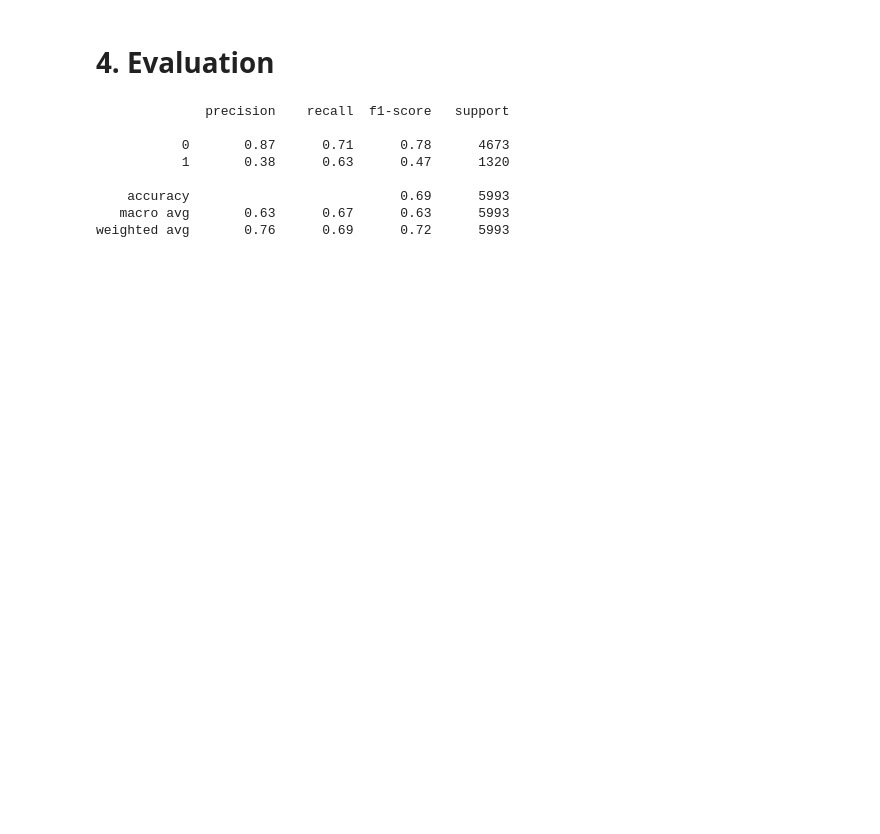
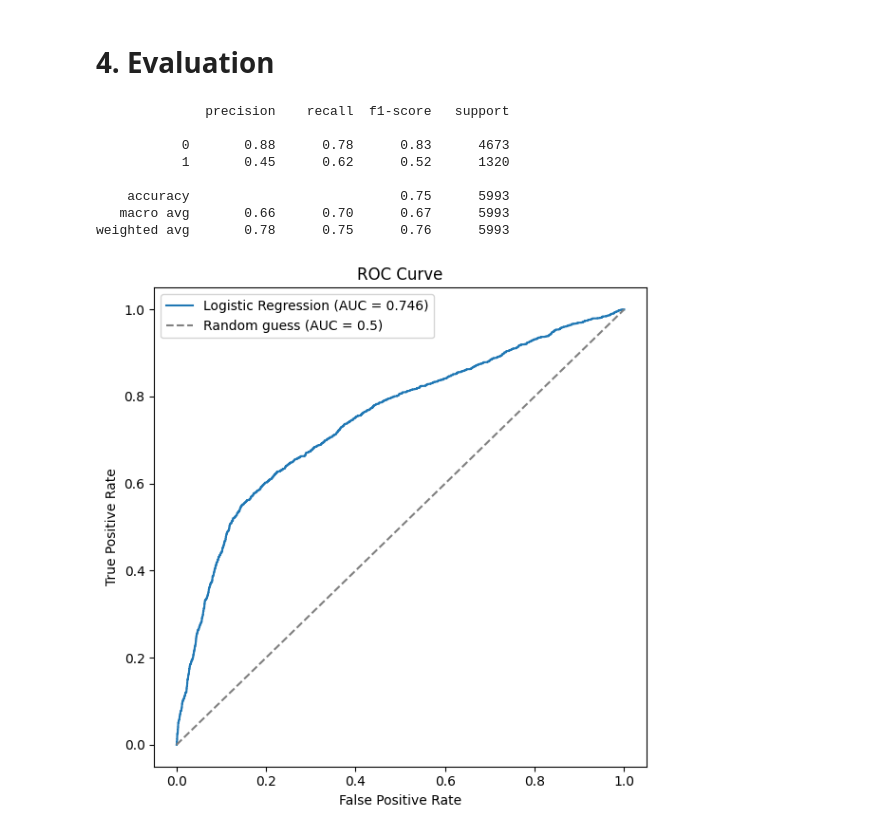
Before and after one commit to nh-nhathoang/default-of-credit-card-clients, a Jupyter notebook: logistic_regression.ipynb, the cells around one changed output. Saved outputs shown, nothing was run; the diff lists cells and outputs as text; code cells hidden in the pictures; blank space fills up the shorter version.

Commit message:
feat: add pivot table analysis, fix ROC/AUC, complete feature transforms

```diff
--- a/logistic_regression.ipynb
+++ b/logistic_regression.ipynb
@@ -31,9 +31,21 @@ df
 # 2. Feature Engineering
 # %%
 cat_features = ['SEX', 'EDUCATION', 'MARRIAGE', 'PAY_1', 'PAY_2', 'PAY_3', 'PAY_4', 'PAY_5', 'PAY_6']
-con_features = ['AGE', 'LIMIT_BAL', 'BILL_AMT1', 'BILL_AMT2', 'BILL_AMT3', 'BILL_AMT4', 'BILL_AMT5', 'BILL_AMT6',
+con_features = ['AGE', 'LIMIT_BAL', 'BILL_AMT_avg', 'BILL_AMT_trend', 'credit utilization ratio',
                   'PAY_AMT1', 'PAY_AMT2', 'PAY_AMT3', 'PAY_AMT4', 'PAY_AMT5', 'PAY_AMT6']
 target = 'default payment next month'
+# %%
+# log transformation for right-skewed data
+def signed_log1p(x):
+    return np.sign(x) * np.log1p(np.abs(x))
+
+skewed_nonneg = ['AGE', 'LIMIT_BAL'] + [f'PAY_AMT{i}' for i in range(1, 7)]
+skewed_signed = ['BILL_AMT_avg', 'credit utilization ratio']
+
+for col in skewed_nonneg:
+    df[col] = np.log1p(df[col])
+for col in skewed_signed:
+    df[col] = signed_log1p(df[col])
 # %%
 X = df[cat_features + con_features]
 y = df[target]
@@ -60,9 +97,24 @@ print(classification_report(y_test, y_pred))
 # %% [output]
               precision    recall  f1-score   support
 
-           0       0.87      0.71      0.78      4673
-           1       0.38      0.63      0.47      1320
+           0       0.88      0.78      0.83      4673
+           1       0.45      0.62      0.52      1320
 
-    accuracy                           0.69      5993
-   macro avg       0.63      0.67      0.63      5993
-weighted avg       0.76      0.69      0.72      5993
+    accuracy                           0.75      5993
+   macro avg       0.66      0.70      0.67      5993
+weighted avg       0.78      0.75      0.76      5993
+# %%
+y_proba = model.predict_proba(X_test_scaled)[:, 1]
+fpr, tpr, thresholds = roc_curve(y_test, y_proba)
+auc = roc_auc_score(y_test, y_proba)
+
+plt.figure(figsize=(6, 6))
+plt.plot(fpr, tpr, label=f'Logistic Regression (AUC = {auc:.3f})')
+plt.plot([0, 1], [0, 1], linestyle='--', color='gray', label='Random guess (AUC = 0.5)')
+plt.xlabel('False Positive Rate')
+plt.ylabel('True Positive Rate')
+plt.title('ROC Curve')
+plt.legend()
+plt.tight_layout()
+# %% [output]
+[figure, added]
```
Also changed, not shown: parts of 4 cells of this notebook, 2 other files.
